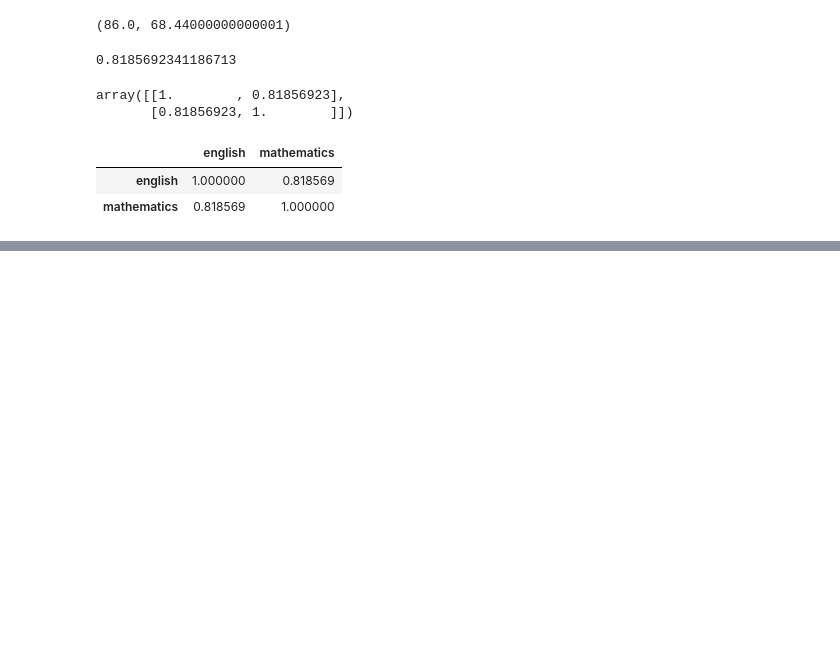
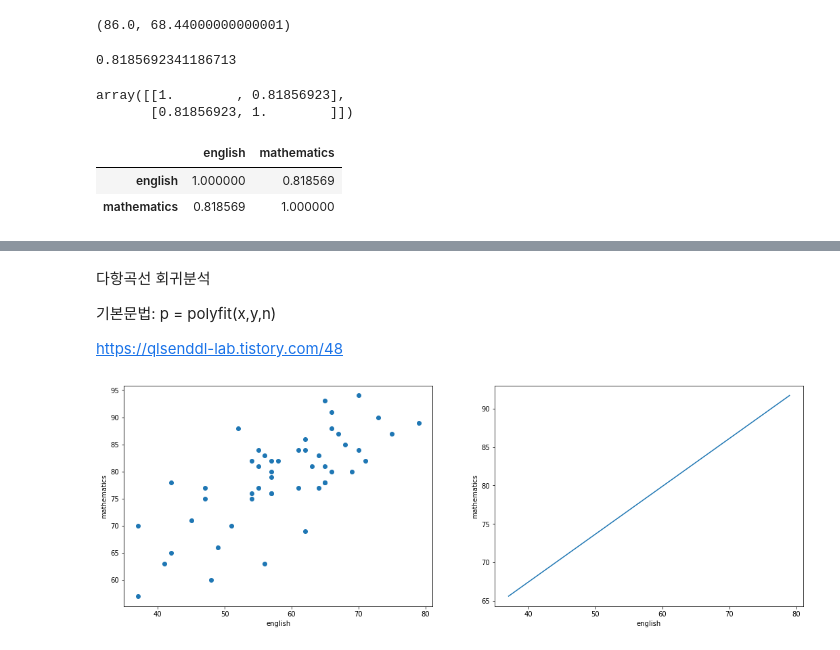
Before and after one commit to bnv20/kdt5, a Jupyter notebook: m3_통계/stat_1.ipynb, the cells around one changed output, grey strips where cells are left out. Cells and saved outputs as stored; diff of their text form; code cells hidden in the pictures; blank space fills up the shorter version.

```diff
--- a/m3_통계/stat_1.ipynb
+++ b/m3_통계/stat_1.ipynb
@@ -482,3 +552,29 @@ Text(0, 0.5, 'mathematics')
 [figure]
+# %% [markdown]
+다항곡선 회귀분석
+
+기본문법: p = polyfit(x,y,n)
+
+https://qlsenddl-lab.tistory.com/48
 # %%
 # 회귀직선
+eng_scores = np.array(df['english'])
+math_scores = np.array(df['mathematics'])
+# 계수 구하기
+poly_fit = np.polyfit(eng_scores,math_scores,1)
+poly_1d = np.poly1d(poly_fit)
+xs = np.linspace(eng_scores.min(),eng_scores.max())
+ys = poly_1d(xs)
+
+fig = plt.figure(figsize=(18,6))
+ax1 = fig.add_subplot(121)
+ax2 = fig.add_subplot(122)
+ax1.scatter(eng_scores,math_scores)
+ax2.plot(xs,ys)
+ax1.set_xlabel('english')
+ax1.set_ylabel('mathematics')
+ax2.set_xlabel('english')
+ax2.set_ylabel('mathematics')
+plt.show()
+# %% [output]
+[figure, added]
```
Also changed, not shown: parts of 22 cells of this notebook, 1 other file.
